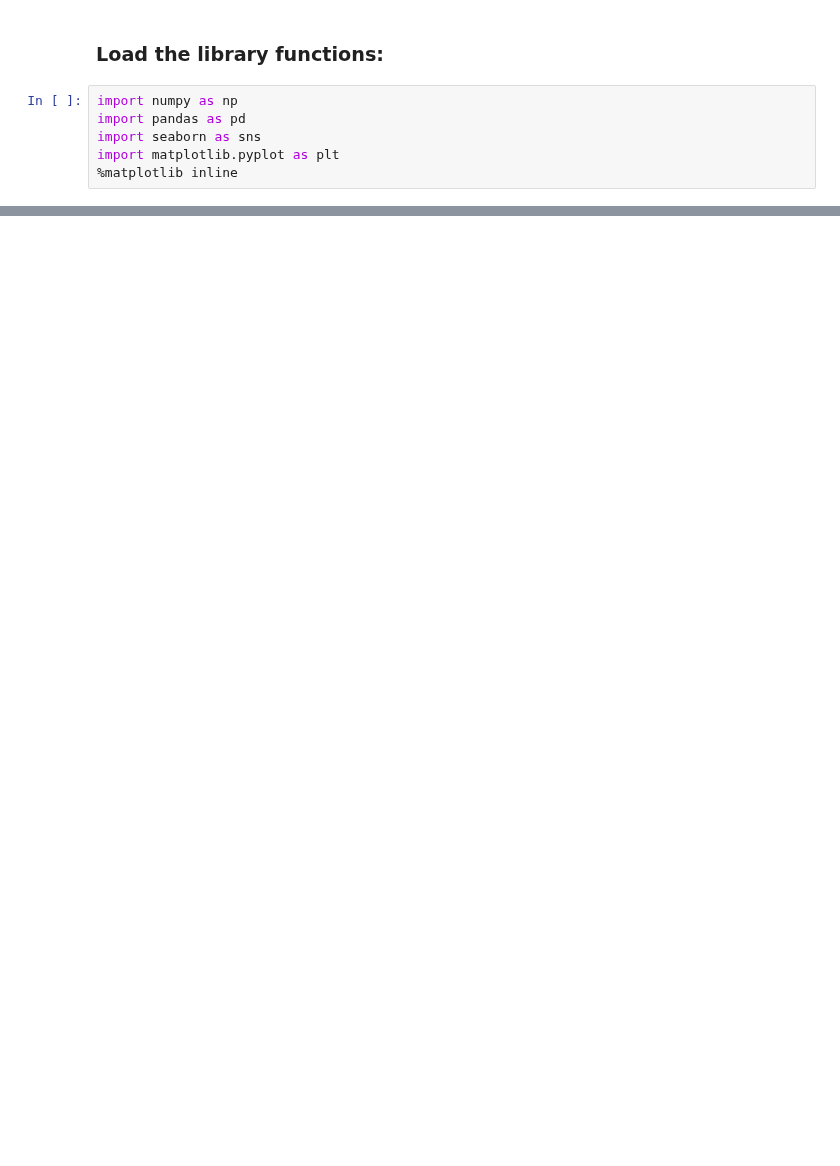
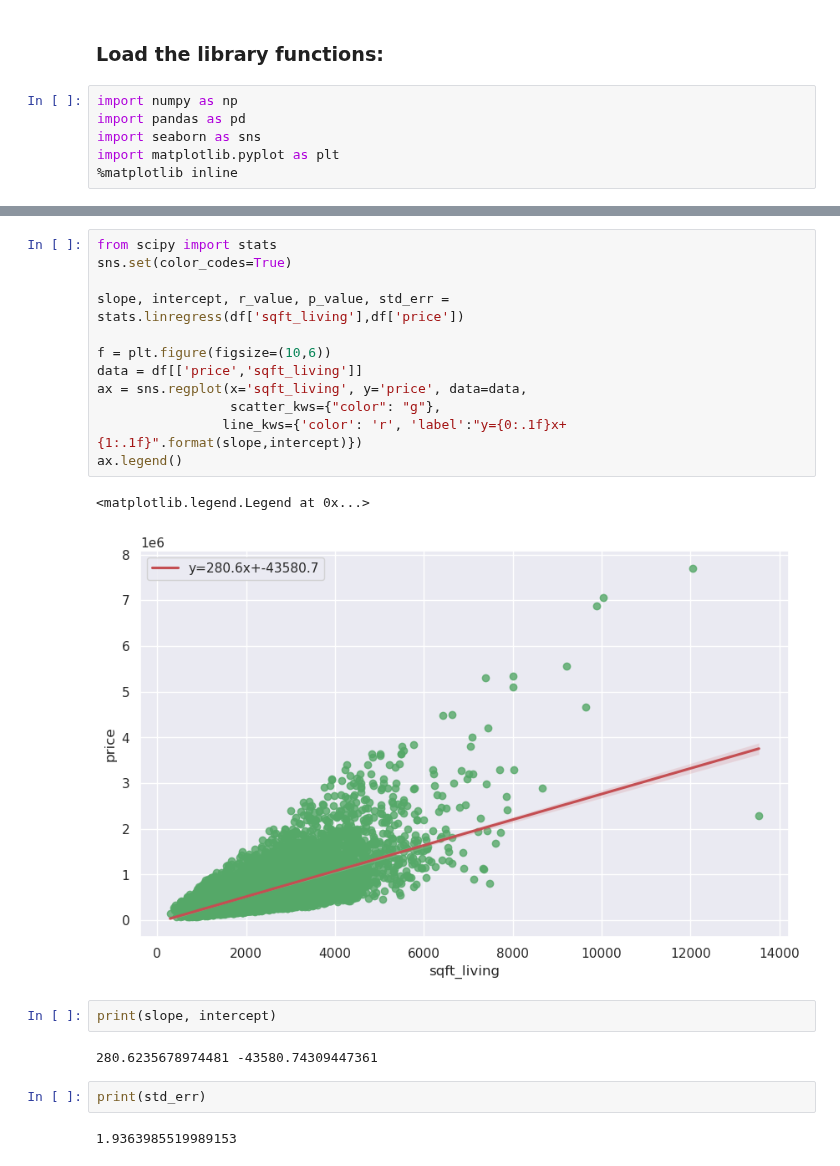
Before and after one commit to gmusebe/denaco-analytics, a Jupyter notebook: Machine Learning/prediction models.ipynb, the cells around one changed output, grey strips where cells are left out. Cells and saved outputs as stored; diff of their text form; blank space fills up the shorter version.

```diff
--- a/Machine Learning/prediction models.ipynb
+++ b/Machine Learning/prediction models.ipynb
@@ -359,0 +182,23 @@ The model is good now, the recall score = 070. This can be used to make the pred
+# %%
+from scipy import stats
+sns.set(color_codes=True)
+
+slope, intercept, r_value, p_value, std_err = stats.linregress(df['sqft_living'],df['price'])
+
+f = plt.figure(figsize=(10,6))
+data = df[['price','sqft_living']]
+ax = sns.regplot(x='sqft_living', y='price', data=data,
+                 scatter_kws={"color": "g"},
+                line_kws={'color': 'r', 'label':"y={0:.1f}x+{1:.1f}".format(slope,intercept)})
+ax.legend()
+# %% [output]
+<matplotlib.legend.Legend at 0x...>
+[figure, added]
+# %%
+print(slope, intercept)
+# %% [output]
+280.6235678974481 -43580.74309447361
+# %%
+print(std_err)
+# %% [output]
+1.9363985519989153
```
Also changed, not shown: parts of 58 cells of this notebook.
